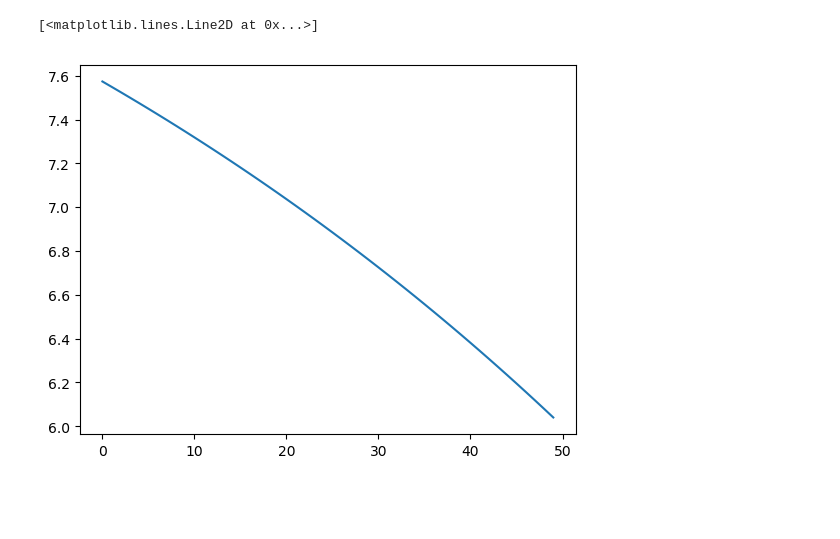
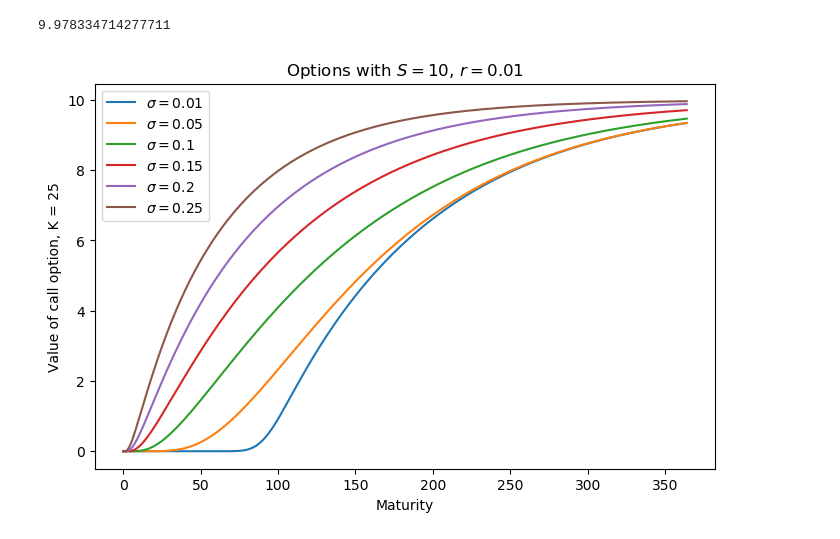
Before and after one commit to raaheim/Black-Scholes, a Jupyter notebook: Projet.ipynb, the cells around one changed output. Cells and saved outputs as stored; diff of their text form; code cells hidden in the pictures; blank space fills up the shorter version.

```diff
--- a/Projet.ipynb
+++ b/Projet.ipynb
@@ -29,4 +35,8 @@ def call(S, K, T, r, sigma,t):
     return call_val
+# %%
+call(S, K_Call, T, r, sigma,0)
+# %% [output]
+9.978334714277711
 # %%
 def put(S, K, T, r, sigma,t):
     #S: spot price
@@ -42,21 +56,35 @@ def put(S, K, T, r, sigma,t):
     return put_val
 # %%
 S = 10
-K = 4
+K = 16
 T = 50
 r = 0.01
-sigma = 0.05
-t =2 #np.linspace(0,T,T)
-
-
-call_val = call(S, K, T, r, sigma,t)
-call_val
+sigma = 0.1
 
 call_val = np.zeros(T)
 for i in range(T):
-    call_val[i] = call(S, K, T, r, sigma,i)
+    call_val[i] = put(S, K, T, r, sigma,i)
-# %%
-plot(call_val)
-# %% [output]
-[<matplotlib.lines.Line2D at 0x...>]
-[figure, removed]
+# %%
+fig, ax = plt.subplots(figsize = (8,5))
+
+plt.title(r'Options with $S = 10$, $r = 0.01$')
+ax.set_xlabel('Maturity')
+S = 10
+K = 25
+T = 365
+r = 0.01
+
+ax.set_ylabel('Value of call option, K = ' + str(K), color='black')
+
+for sigma in [0.01,0.05,0.1,0.15,0.20,0.25]:
+    call_val = np.zeros(T)
+    maturity = np.zeros(T)
+    for i in range(T):
+        call_val[i] = call(S, K, T, r, sigma,i+1)
+        maturity[i] = T-i-1
+    ax.plot(maturity,call_val, label = r'$\sigma =$' +str(sigma))
+
+ax.legend()
+plt.show()
+# %% [output]
+[figure, added]
```
Also changed, not shown: parts of 22 cells of this notebook, 1 other file.
